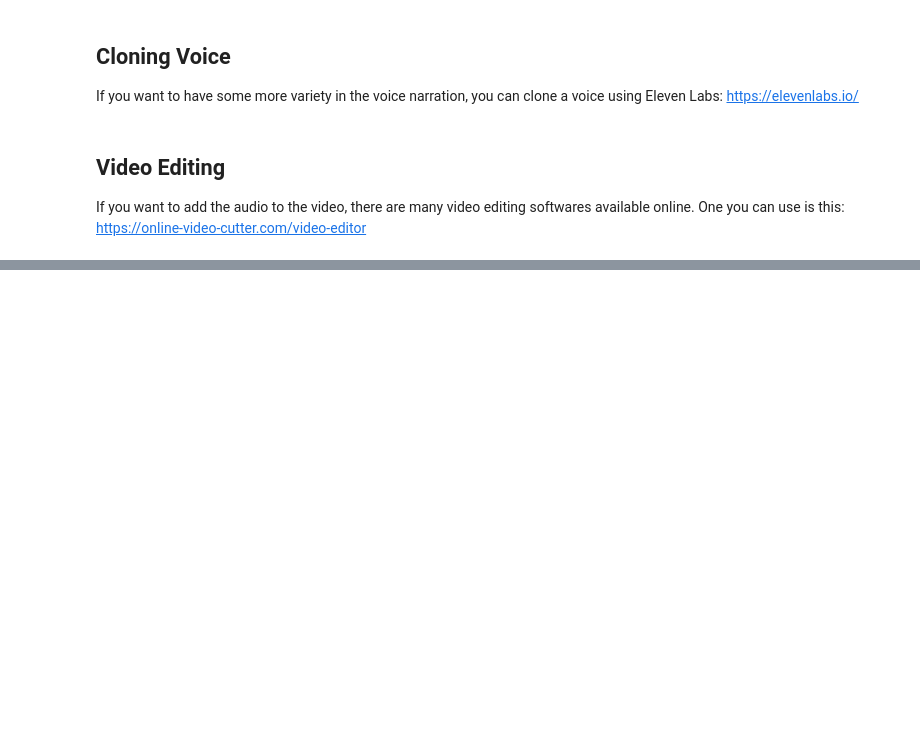
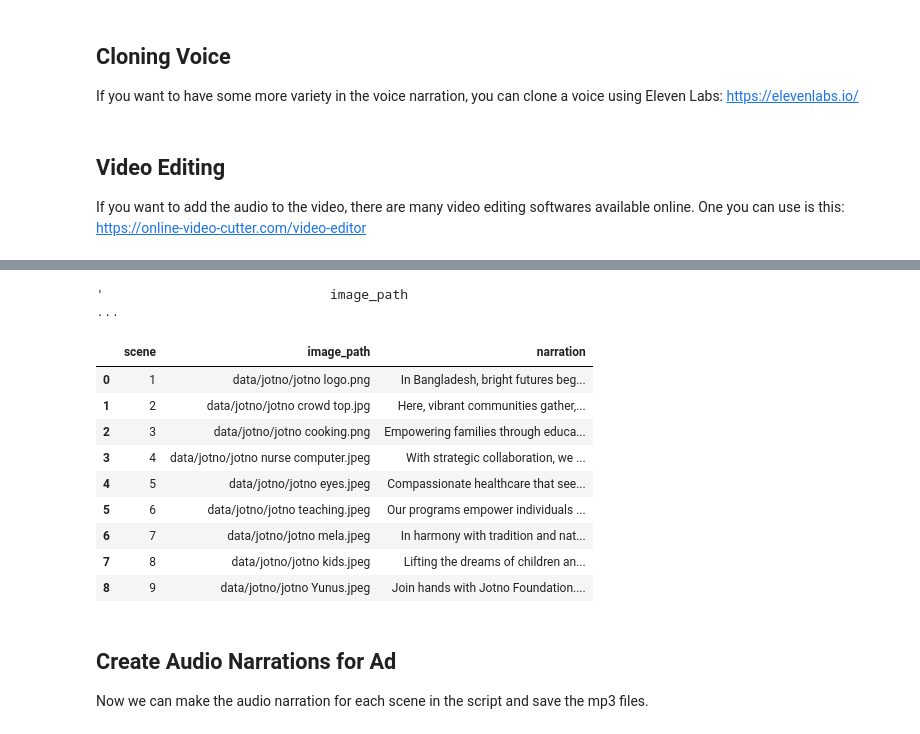
Before and after one commit to zlisto/social_media_genAI, a Jupyter notebook: main/AI_Video_Analysis.ipynb, the cells around one changed output, grey strips where cells are left out. Cells and saved outputs as stored; diff of their text form; code cells hidden in the pictures; blank space fills up the shorter version.

```diff
--- a/main/AI_Video_Analysis.ipynb
+++ b/main/AI_Video_Analysis.ipynb
@@ -334,0 +364,17 @@ If you want to add the audio to the video, there are many video editing software
+# %%
+image_folder = "data/jotno"
+dict_list = []
+for f in os.listdir(image_folder):
+  if f.lower().endswith(('.png', '.jpg', '.jpeg', '.gif')):
+    # Generate the full path to the image
+    image_path = os.path.join(image_folder, f)
+    base64_image = encode_image(image_path)
+    image_url = f"embedded-picture"
+    image_urls = [image_url]
+    description = generate_image_description(image_urls, instructions,client)
+    print(f"{f}: {description}")
+    dict_list.append({'image_path':image_path,
+                      'description':description,
+                      })
+df_img = pd.DataFrame(dict_list)
+df_img.to_csv('data/jotno/image_descriptions.csv', index = False)
@@ -334,0 +398,43 @@ If you want to add the audio to the video, there are many video editing software
+# %%
+image_info = df_img[['image_path','description']].to_string()
+image_info
+# %% [output]
+'                             image_path                                                                                                                                                                 ...
+# %%
+instructions = f'''You will be given the filepath and
+description of images I want to use to make
+a fundraising ad for the Jotno Foundation. The Foundation
+description is: {jotno_description}.
+'''
+
+
+instructions +='''Look at the image descriptions and return
+to me the script for a 30 second ad for the Foundation.
+Return your answer
+in JSON format with structure
+[{'scene':scene number,
+  'image_path':image_path,
+  'narration':narration text}]
+ '''
+prompt = f'''Image path and descriptions: {image_info} '''
+
+script = generate_text(prompt, instructions, client)
+# %%
+s = script.replace('`',"").replace('json',"").replace("\n","")
+df_script = pd.DataFrame(eval(s))
+df_script
+# %% [output]
+|  | scene | image_path | narration |
+| 0 | 1 | data/jotno/jotno logo.png | In Bangladesh, bright futures beg... |
+| 1 | 2 | data/jotno/jotno crowd top.jpg | Here, vibrant communities gather,... |
+| 2 | 3 | data/jotno/jotno cooking.png | Empowering families through educa... |
+| 3 | 4 | data/jotno/jotno nurse computer.jpeg | With strategic collaboration, we ... |
+| 4 | 5 | data/jotno/jotno eyes.jpeg | Compassionate healthcare that see... |
+| 5 | 6 | data/jotno/jotno teaching.jpeg | Our programs empower individuals ... |
+| 6 | 7 | data/jotno/jotno mela.jpeg | In harmony with tradition and nat... |
+| 7 | 8 | data/jotno/jotno kids.jpeg | Lifting the dreams of children an... |
+| 8 | 9 | data/jotno/jotno Yunus.jpeg | Join hands with Jotno Foundation.... |
+# %% [markdown]
+## Create Audio Narrations for Ad
+
+Now we can make the audio narration for each scene in the script and save the mp3 files.
```
Also changed, not shown: parts of 23 cells of this notebook.
